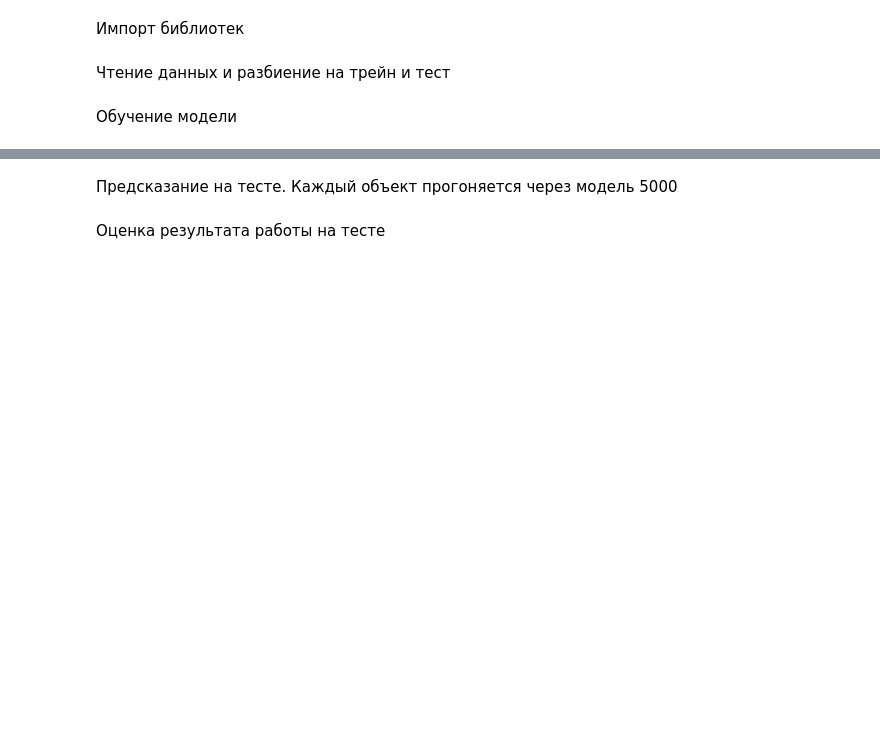
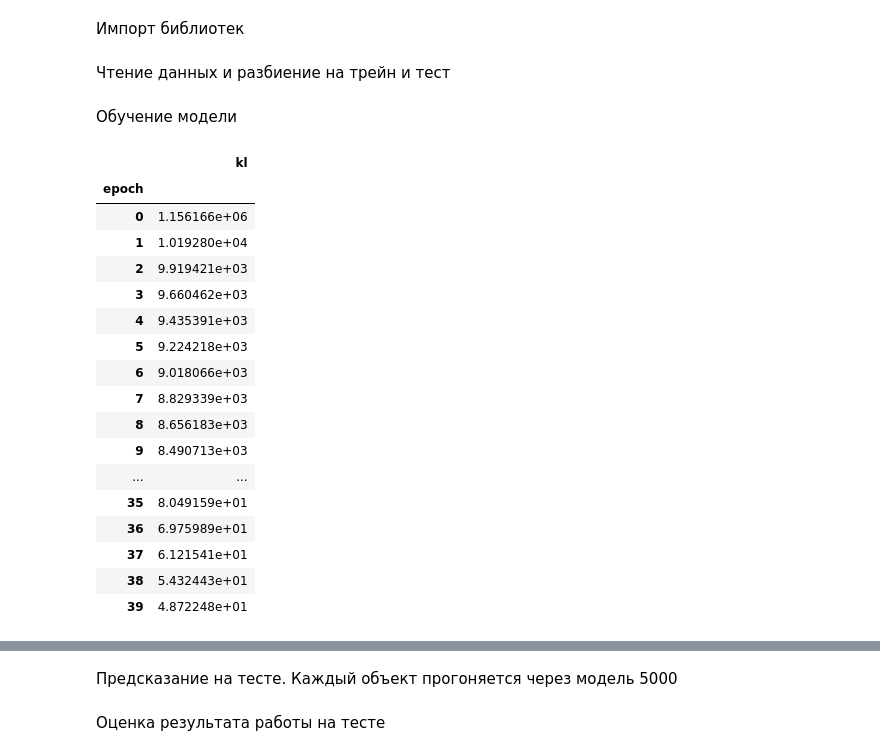
Before and after one commit to dimabasow/bayesian-neural-networks, a Jupyter notebook: Implementation.ipynb, the cells around one changed output, grey strips where cells are left out. Saved outputs shown, nothing was run; the diff lists cells and outputs as text; code cells hidden in the pictures; blank space fills up the shorter version.

```diff
--- a/Implementation.ipynb
+++ b/Implementation.ipynb
@@ -53,6 +90,31 @@ model = BayesianBinaryClassifier(
     batch_penalty=True,
     batch_affine=False,
 ).cuda()
+# %%
+model.init(x=x_train_tensor, num_epoch=10, optimizer="SGD", lr=0.000001)
+model.init(x=x_train_tensor, num_epoch=10, optimizer="SGD", lr=0.0001)
+model.init(x=x_train_tensor, num_epoch=10, optimizer="SGD", lr=0.001)
+model.init(x=x_train_tensor, num_epoch=10, optimizer="SGD", lr=0.01)
+model.df_metrics
+# %% [output]
+|  | kl |
+| epoch |  |
+| 0 | 1.156166e+06 |
+| 1 | 1.019280e+04 |
+| 2 | 9.919421e+03 |
+| 3 | 9.660462e+03 |
+| 4 | 9.435391e+03 |
+| 5 | 9.224218e+03 |
+| 6 | 9.018066e+03 |
+| 7 | 8.829339e+03 |
+| 8 | 8.656183e+03 |
+| 9 | 8.490713e+03 |
+| ... | ... |
+| 35 | 8.049159e+01 |
+| 36 | 6.975989e+01 |
+| 37 | 6.121541e+01 |
+| 38 | 5.432443e+01 |
+| 39 | 4.872248e+01 |
 # %%
 model.fit(
     x=x_train_tensor,
```
Also changed, not shown: parts of 10 cells of this notebook, 3 other files.
